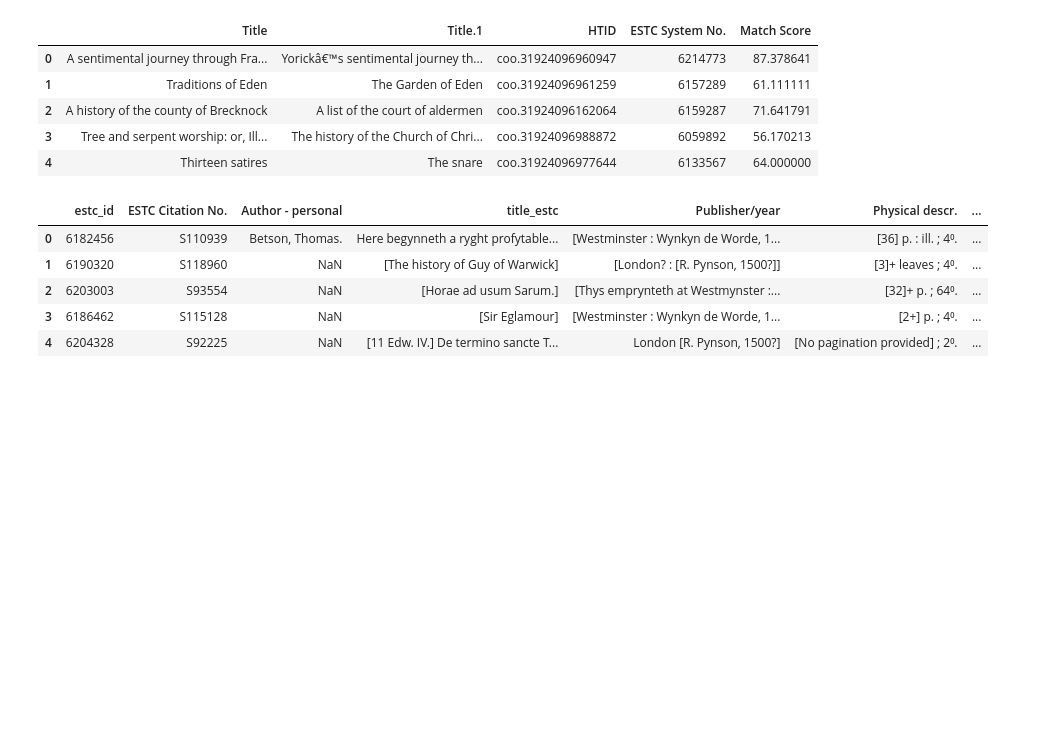
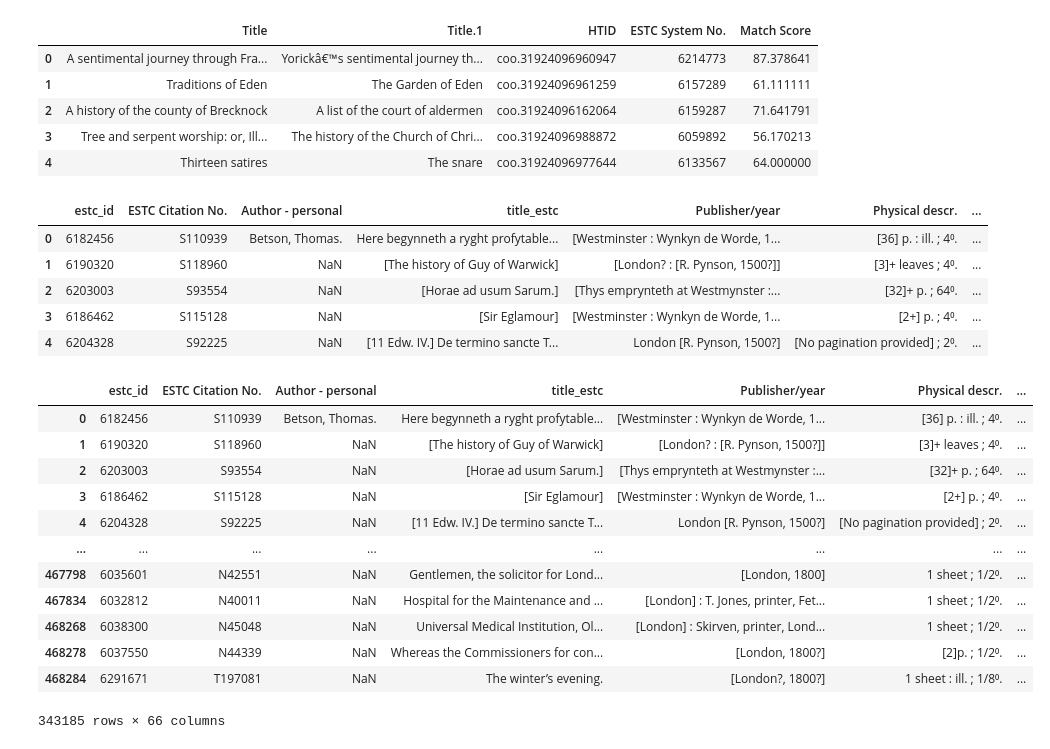
Before and after one commit to austinkennedy/Hathitrust, a Jupyter notebook: code/estc_data.ipynb, the cells around one changed output. Drawn from its saved outputs; the diff is of its cells as text; code cells hidden in the pictures; blank space fills up the shorter version.

```diff
--- a/code/estc_data.ipynb
+++ b/code/estc_data.ipynb
@@ -28,6 +29,42 @@ estc_data.head()
 | 2 | 6203003 | S93554 | NaN | [Horae ad usum Sarum.] | [Thys emprynteth at Westmynster :... | [32]+ p. ; 64⁰. | ... |
 | 3 | 6186462 | S115128 | NaN | [Sir Eglamour] | [Westminster : Wynkyn de Worde, 1... | [2+] p. ; 4⁰. | ... |
 | 4 | 6204328 | S92225 | NaN | [11 Edw. IV.] De termino sancte T... | London [R. Pynson, 1500?] | [No pagination provided] ; 2⁰. | ... |
+# %%
+#clean estc metadata
+characters_to_remove = "[]()-'"
+
+# #make new column
+# estc_data[['Subject', 'Corporate subject', 'Person as subject', 'Title as subject', 'Conference subject']] = estc_data[['Subject', 'Corporate subject', 'Person as subject', 'Title as subject', 'Conference subject']].astype(str)
+
+conditions = [
+    ~estc_data['Subject'].isna(),
+    estc_data['Subject'].isna() & ~estc_data['Corporate subject'].isna()
+]
+
+choices = [
+    estc_data['Subject'],
+    estc_data['Corporate subject']
+]
+
+estc_data['Topic'] = np.select(conditions, choices, default='nan')
+
+
+# estc_data['Subject'] = estc_data['Subject'].str.translate({ord(c): None for c in characters_to_remove})
+estc_data
+# %% [output]
+|  | estc_id | ESTC Citation No. | Author - personal | title_estc | Publisher/year | Physical descr. | ... |
+| 0 | 6182456 | S110939 | Betson, Thomas. | Here begynneth a ryght profytable... | [Westminster : Wynkyn de Worde, 1... | [36] p. : ill. ; 4⁰. | ... |
+| 1 | 6190320 | S118960 | NaN | [The history of Guy of Warwick] | [London? : [R. Pynson, 1500?]] | [3]+ leaves ; 4⁰. | ... |
+| 2 | 6203003 | S93554 | NaN | [Horae ad usum Sarum.] | [Thys emprynteth at Westmynster :... | [32]+ p. ; 64⁰. | ... |
+| 3 | 6186462 | S115128 | NaN | [Sir Eglamour] | [Westminster : Wynkyn de Worde, 1... | [2+] p. ; 4⁰. | ... |
+| 4 | 6204328 | S92225 | NaN | [11 Edw. IV.] De termino sancte T... | London [R. Pynson, 1500?] | [No pagination provided] ; 2⁰. | ... |
+| ... | ... | ... | ... | ... | ... | ... | ... |
+| 467798 | 6035601 | N42551 | NaN | Gentlemen, the solicitor for Lond... | [London, 1800] | 1 sheet ; 1/2⁰. | ... |
+| 467834 | 6032812 | N40011 | NaN | Hospital for the Maintenance and ... | [London] : T. Jones, printer, Fet... | 1 sheet ; 1/2⁰. | ... |
+| 468268 | 6038300 | N45048 | NaN | Universal Medical Institution, Ol... | [London] : Skirven, printer, Lond... | 1 sheet ; 1/2⁰. | ... |
+| 468278 | 6037550 | N44339 | NaN | Whereas the Commissioners for con... | [London, 1800?] | [2]p. ; 1/2⁰. | ... |
+| 468284 | 6291671 | T197081 | NaN | The winter’s evening. | [London?, 1800?] | 1 sheet : ill. ; 1/8⁰. | ... |
+343185 rows × 66 columns
 # %%
 hathitrust_data.head()
 # %% [output]
```
Also changed, not shown: parts of 6 cells of this notebook.
